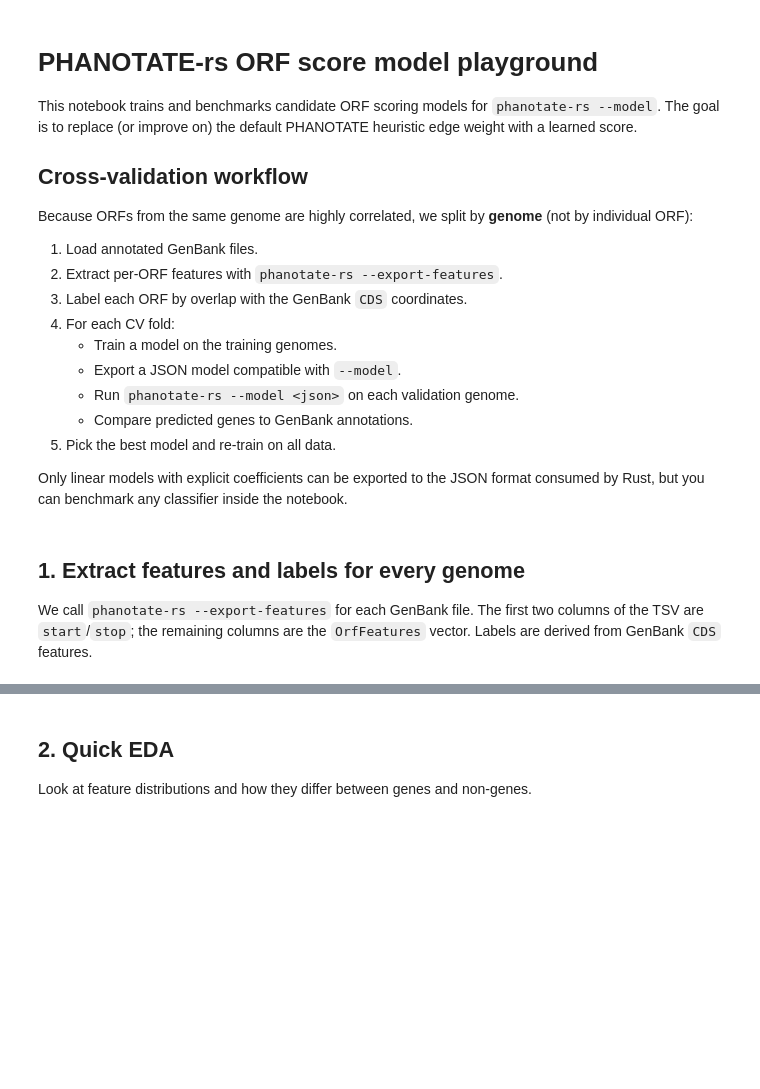
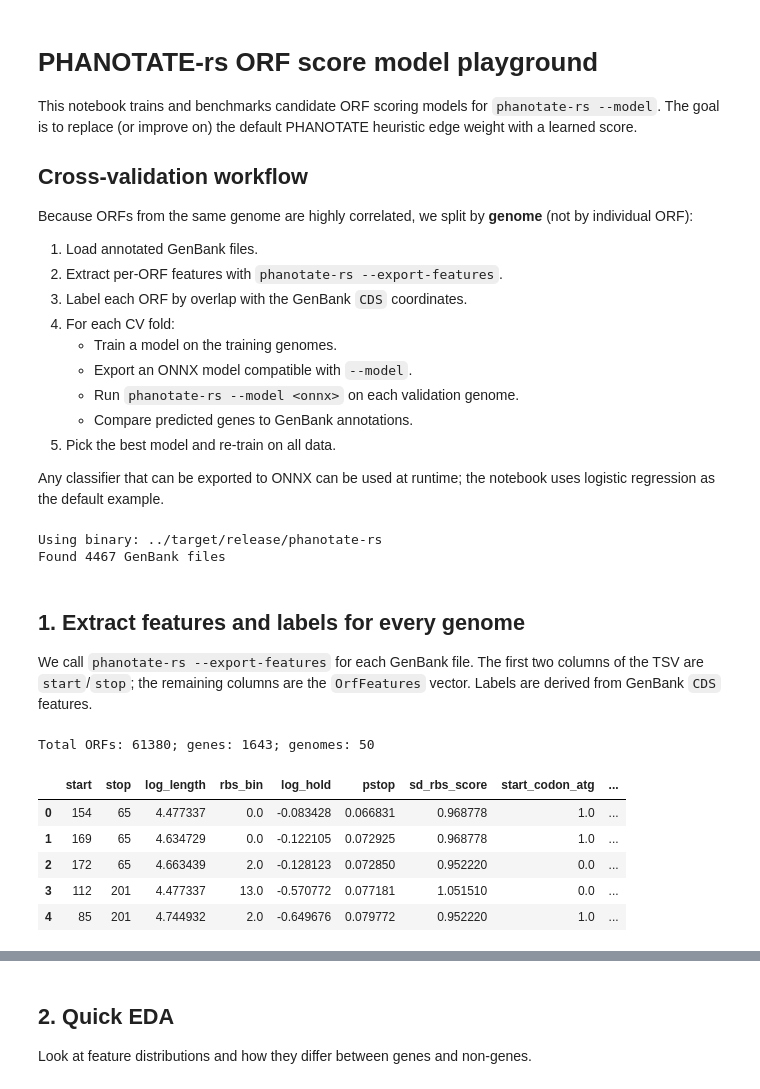
Before and after one commit to Yasas1994/PHANOTATE-rs, a Jupyter notebook: notebooks/01_orf_score_model.ipynb, the cells around one changed output, grey strips where cells are left out. Drawn from its saved outputs; the diff is of its cells as text; code cells hidden in the pictures; blank space fills up the shorter version.

```diff
--- a/notebooks/01_orf_score_model.ipynb
+++ b/notebooks/01_orf_score_model.ipynb
@@ -15,14 +15,13 @@ Because ORFs from the same genome are highly correlated, we split by
 3. Label each ORF by overlap with the GenBank `CDS` coordinates.
 4. For each CV fold:
    - Train a model on the training genomes.
-   - Export a JSON model compatible with `--model`.
-   - Run `phanotate-rs --model <json>` on each validation genome.
+   - Export an ONNX model compatible with `--model`.
+   - Run `phanotate-rs --model <onnx>` on each validation genome.
    - Compare predicted genes to GenBank annotations.
 5. Pick the best model and re-train on all data.
 
-Only linear models with explicit coefficients can be exported to the JSON
-format consumed by Rust, but you can benchmark any classifier inside the
-notebook.
+Any classifier that can be exported to ONNX can be used at runtime; the
+notebook uses logistic regression as the default example.
 # %%
 import json
 import re
@@ -31,36 +30,56 @@ import subprocess
 import sys
 import tempfile
 from pathlib import Path
+from tqdm import tqdm
 
 import numpy as np
 import pandas as pd
 from sklearn.linear_model import LogisticRegression
-from sklearn.ensemble import RandomForestClassifier
 from sklearn.metrics import precision_score, recall_score, f1_score, roc_auc_score, roc_curve, precision_recall_curve
 from sklearn.model_selection import KFold
+from xgboost import XGBClassifier
 import matplotlib.pyplot as plt
 import seaborn as sns
 
 # Allow importing the training-script helpers
-sys.path.insert(0, ".")
+sys.path.insert(0, "..")
 from scripts.train_orf_score_model import (
+    export_linear_to_onnx,
     parse_genbank,
     _majority_table,
-    _find_phanotate_binary,
     SUPPORTED_TABLES,
     FEATURE_NAMES,
+    NUM_FEATURES,
 )
+
+def _find_phanotate_binary() -> str:
+    """Locate the phanotate-rs binary, preferring release builds."""
+    candidates = [
+        "../target/release/phanotate-rs",
+        "../target/debug/phanotate-rs",
+        "phanotate-rs",
+    ]
+    for cand in candidates:
+        found = shutil.which(cand)
+        if found:
+            return found
+    raise RuntimeError(
+        "Could not find phanotate-rs binary. Build it with `cargo build --release`."
+    )
 
 BINARY = _find_phanotate_binary()
 print("Using binary:", BINARY)
 
 # Path to annotated GenBank files
-GENBANK_DIR = Path("tests/golden/annotgenomes")
+GENBANK_DIR = Path("../tests/golden/annotgenomes")
 if not GENBANK_DIR.exists():
     raise FileNotFoundError(f"Directory not found: {GENBANK_DIR}")
 
 gb_paths = sorted(GENBANK_DIR.rglob("*.gb"))
 print(f"Found {len(gb_paths)} GenBank files")
+# %% [output]
+Using binary: ../target/release/phanotate-rs
+Found 4467 GenBank files
 # %% [markdown]
 ## 1. Extract features and labels for every genome
 
@@ -79,14 +98,15 @@ def load_genome_features(path: Path, table_override: int | None = None) -> pd.Da
         if table not in SUPPORTED_TABLES:
             raise ValueError(f"Unsupported table {table} in {path}")
 
-    # Build label set from CDS coordinates
+    # Build label set from CDS coordinates (must match PHANOTATE SCO start/stop)
     labels = set()
     for s, e, strand, _ in entries:
+        if e - s + 1 < 3:
+            continue
         if strand == "+":
-            if e - s + 1 >= 3:
-                labels.add((s, e - 2))
+            labels.add((s, e))
         else:
-            labels.add((s, e))
+            labels.add((e, s))
 
     with tempfile.NamedTemporaryFile(mode="w", suffix=".tsv", delete=False) as tmp:
         features_path = tmp.name
@@ -97,31 +117,39 @@ def load_genome_features(path: Path, table_override: int | None = None) -> pd.Da
             check=True,
             stdout=subprocess.PIPE,
             stderr=subprocess.PIPE,
             text=True,
         )
         df = pd.read_csv(features_path, sep="\t")
     finally:
         Path(features_path).unlink(missing_ok=True)
 
     df["genome"] = path.stem
     df["table"] = table
     df["is_gene"] = df.apply(lambda r: 1 if (int(r["start"]), int(r["stop"])) in labels else 0, axis=1)
     return df
 
 
 records = []
 skipped = []
-for p in gb_paths:
+for p in tqdm(gb_paths[:50]):
     try:
         records.append(load_genome_features(p))
     except Exception as exc:
         skipped.append((p.name, str(exc)))
 
 if skipped:
     print("Skipped files:")
     for name, reason in skipped:
         print(f"  {name}: {reason}")
 
 df = pd.concat(records, ignore_index=True)
 print(f"Total ORFs: {len(df)}; genes: {df['is_gene'].sum()}; genomes: {df['genome'].nunique()}")
 df.head()
+# %% [output]
+Total ORFs: 61380; genes: 1643; genomes: 50
+|  | start | stop | log_length | rbs_bin | log_hold | pstop | sd_rbs_score | start_codon_atg | ... |
+| 0 | 154 | 65 | 4.477337 | 0.0 | -0.083428 | 0.066831 | 0.968778 | 1.0 | ... |
+| 1 | 169 | 65 | 4.634729 | 0.0 | -0.122105 | 0.072925 | 0.968778 | 1.0 | ... |
+| 2 | 172 | 65 | 4.663439 | 2.0 | -0.128123 | 0.072850 | 0.952220 | 0.0 | ... |
+| 3 | 112 | 201 | 4.477337 | 13.0 | -0.570772 | 0.077181 | 1.051510 | 0.0 | ... |
+| 4 | 85 | 201 | 4.744932 | 2.0 | -0.649676 | 0.079772 | 0.952220 | 1.0 | ... |
```
Also changed, not shown: parts of 25 cells of this notebook, 2 other files.
